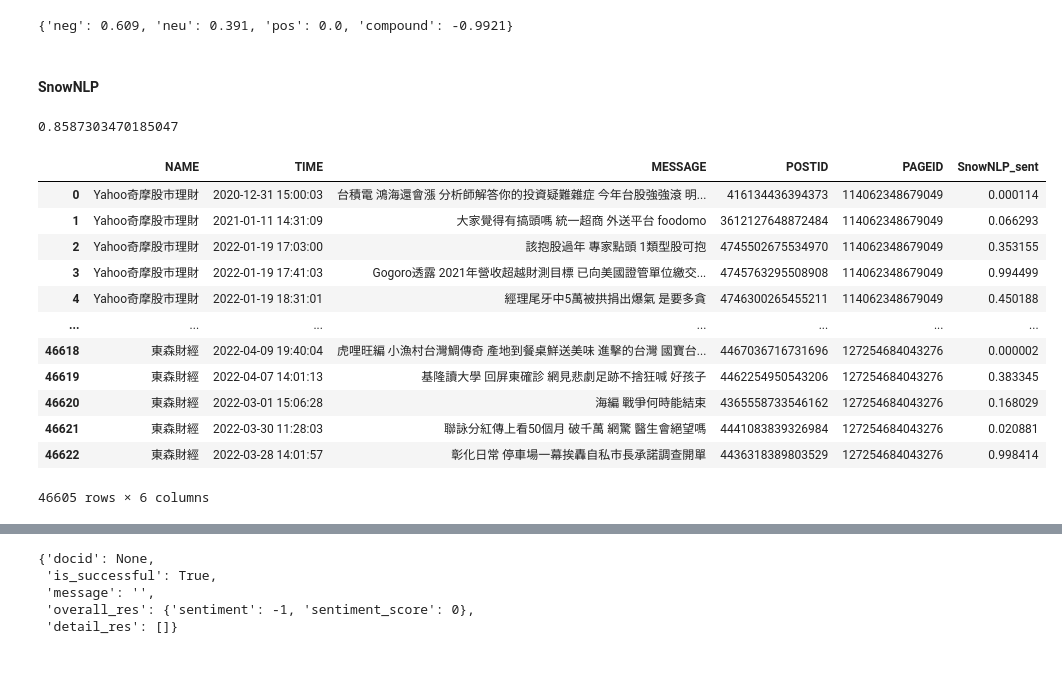
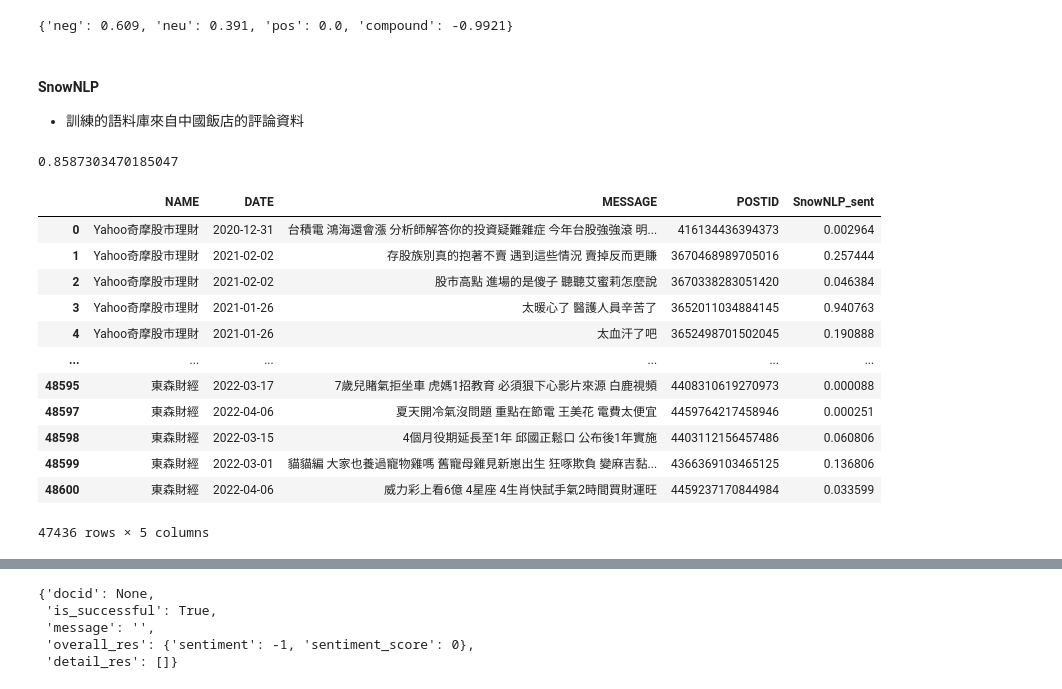
Before and after one commit to tlyu0419/Stock-Prediction-Using-Facebook-Sentiment-with-Python, a Jupyter notebook: 02_Sectiment_analysis.ipynb, the cells around one changed output, grey strips where cells are left out. Saved outputs shown, nothing was run; the diff lists cells and outputs as text; code cells hidden in the pictures.

```diff
--- a/02_Sectiment_analysis.ipynb
+++ b/02_Sectiment_analysis.ipynb
@@ -361,3 +355,8 @@ dict_keys(['台積', '積電', '分析', '的投', '投資', '今年', '台股',
 ## 情感分析
 # %% [markdown]
 ### 統計值法
+# %%
+df = pd.read_csv('./data/fanspage_posts/fanspage_posts.csv')
+df = df[['NAME', 'TIME', 'MESSAGE', 'POSTID', 'LIKE', 'LOVE', 'HAHA', 'WOW', 'CARE', 'SAD', 'ANGRY']]
+df['DATE'] = df['TIME'].apply(lambda x: x[:10])
+df.head(3)
@@ -476,4 +498,5 @@ sid.polarity_scores(sentence)
 {'neg': 0.609, 'neu': 0.391, 'pos': 0.0, 'compound': -0.9921}
 # %% [markdown]
 #### SnowNLP
+- 訓練的語料庫來自中國飯店的評論資料
 # %%
@@ -483,21 +505,21 @@ s.sentiments
 # %% [output]
 0.8587303470185047
 # %%
-df2 =  df[['NAME', 'TIME', 'MESSAGE', 'POSTID', 'PAGEID']]
+df2 =  df[['NAME', 'DATE', 'MESSAGE', 'POSTID']]
 df2 = df2.loc[df2['MESSAGE'].apply(lambda x: len(x)>2)]
 df2['SnowNLP_sent'] = df2['MESSAGE'].apply(lambda x: SnowNLP(x).sentiments)
 df2
 # %% [output]
-|  | NAME | TIME | MESSAGE | POSTID | PAGEID | SnowNLP_sent |
-| 0 | Yahoo奇摩股市理財 | 2020-12-31 15:00:03 | 台積電 鴻海還會漲 分析師解答你的投資疑難雜症 今年台股強強滾 明... | 416134436394373 | 114062348679049 | 0.000114 |
-| 1 | Yahoo奇摩股市理財 | 2021-01-11 14:31:09 | 大家覺得有搞頭嗎 統一超商 外送平台 foodomo | 3612127648872484 | 114062348679049 | 0.066293 |
-| 2 | Yahoo奇摩股市理財 | 2022-01-19 17:03:00 | 該抱股過年 專家點頭 1類型股可抱 | 4745502675534970 | 114062348679049 | 0.353155 |
-| 3 | Yahoo奇摩股市理財 | 2022-01-19 17:41:03 | Gogoro透露 2021年營收超越財測目標 已向美國證管單位繳交... | 4745763295508908 | 114062348679049 | 0.994499 |
-| 4 | Yahoo奇摩股市理財 | 2022-01-19 18:31:01 | 經理尾牙中5萬被拱捐出爆氣 是要多貪 | 4746300265455211 | 114062348679049 | 0.450188 |
-| ... | ... | ... | ... | ... | ... | ... |
-| 46618 | 東森財經 | 2022-04-09 19:40:04 | 虎哩旺編 小漁村台灣鯛傳奇 產地到餐桌鮮送美味 進擊的台灣 國寶台... | 4467036716731696 | 127254684043276 | 0.000002 |
-| 46619 | 東森財經 | 2022-04-07 14:01:13 | 基隆讀大學 回屏東確診 網見悲劇足跡不捨狂喊 好孩子 | 4462254950543206 | 127254684043276 | 0.383345 |
-| 46620 | 東森財經 | 2022-03-01 15:06:28 | 海編 戰爭何時能結束 | 4365558733546162 | 127254684043276 | 0.168029 |
-| 46621 | 東森財經 | 2022-03-30 11:28:03 | 聯詠分紅傳上看50個月 破千萬 網驚 醫生會絕望嗎 | 4441083839326984 | 127254684043276 | 0.020881 |
-| 46622 | 東森財經 | 2022-03-28 14:01:57 | 彰化日常 停車場一幕挨轟自私市長承諾調查開單 | 4436318389803529 | 127254684043276 | 0.998414 |
+|  | NAME | DATE | MESSAGE | POSTID | SnowNLP_sent |
+| 0 | Yahoo奇摩股市理財 | 2020-12-31 | 台積電 鴻海還會漲 分析師解答你的投資疑難雜症 今年台股強強滾 明... | 416134436394373 | 0.002964 |
+| 1 | Yahoo奇摩股市理財 | 2021-02-02 | 存股族別真的抱著不賣 遇到這些情況 賣掉反而更賺 | 3670468989705016 | 0.257444 |
+| 2 | Yahoo奇摩股市理財 | 2021-02-02 | 股市高點 進場的是傻子 聽聽艾蜜莉怎麼說 | 3670338283051420 | 0.046384 |
+| 3 | Yahoo奇摩股市理財 | 2021-01-26 | 太暖心了 醫護人員辛苦了 | 3652011034884145 | 0.940763 |
+| 4 | Yahoo奇摩股市理財 | 2021-01-26 | 太血汗了吧 | 3652498701502045 | 0.190888 |
+| ... | ... | ... | ... | ... | ... |
+| 48595 | 東森財經 | 2022-03-17 | 7歲兒賭氣拒坐車 虎媽1招教育 必須狠下心影片來源 白鹿視頻 | 4408310619270973 | 0.000088 |
+| 48597 | 東森財經 | 2022-04-06 | 夏天開冷氣沒問題 重點在節電 王美花 電費太便宜 | 4459764217458946 | 0.000251 |
+| 48598 | 東森財經 | 2022-03-15 | 4個月役期延長至1年 邱國正鬆口 公布後1年實施 | 4403112156457486 | 0.060806 |
+| 48599 | 東森財經 | 2022-03-01 | 貓貓編 大家也養過寵物雞嗎 舊寵母雞見新崽出生 狂啄欺負 變麻吉黏... | 4366369103465125 | 0.136806 |
+| 48600 | 東森財經 | 2022-04-06 | 威力彩上看6億 4星座 4生肖快試手氣2時間買財運旺 | 4459237170844984 | 0.033599 |
-46605 rows × 6 columns
+47436 rows × 5 columns
```
Also changed, not shown: parts of 130 cells of this notebook, 26 other files.
